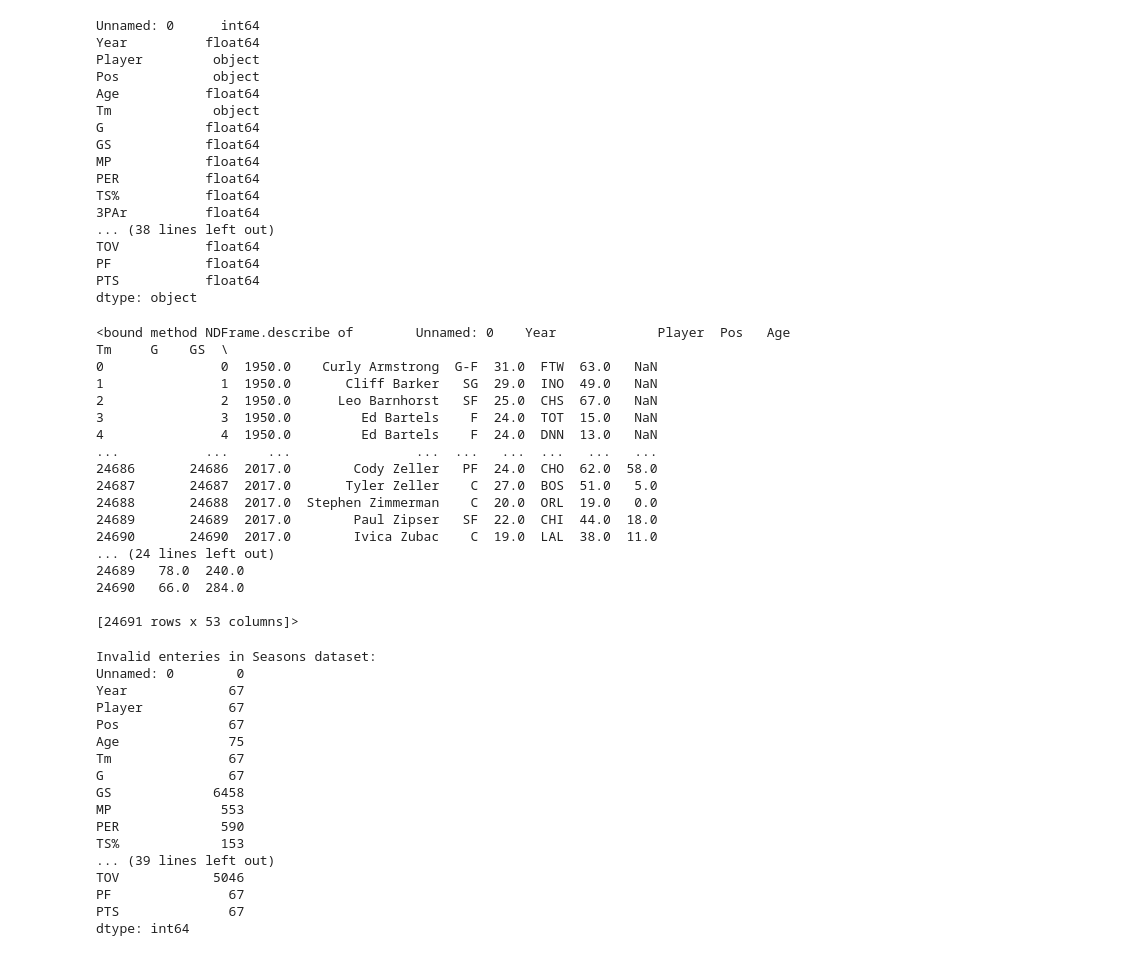
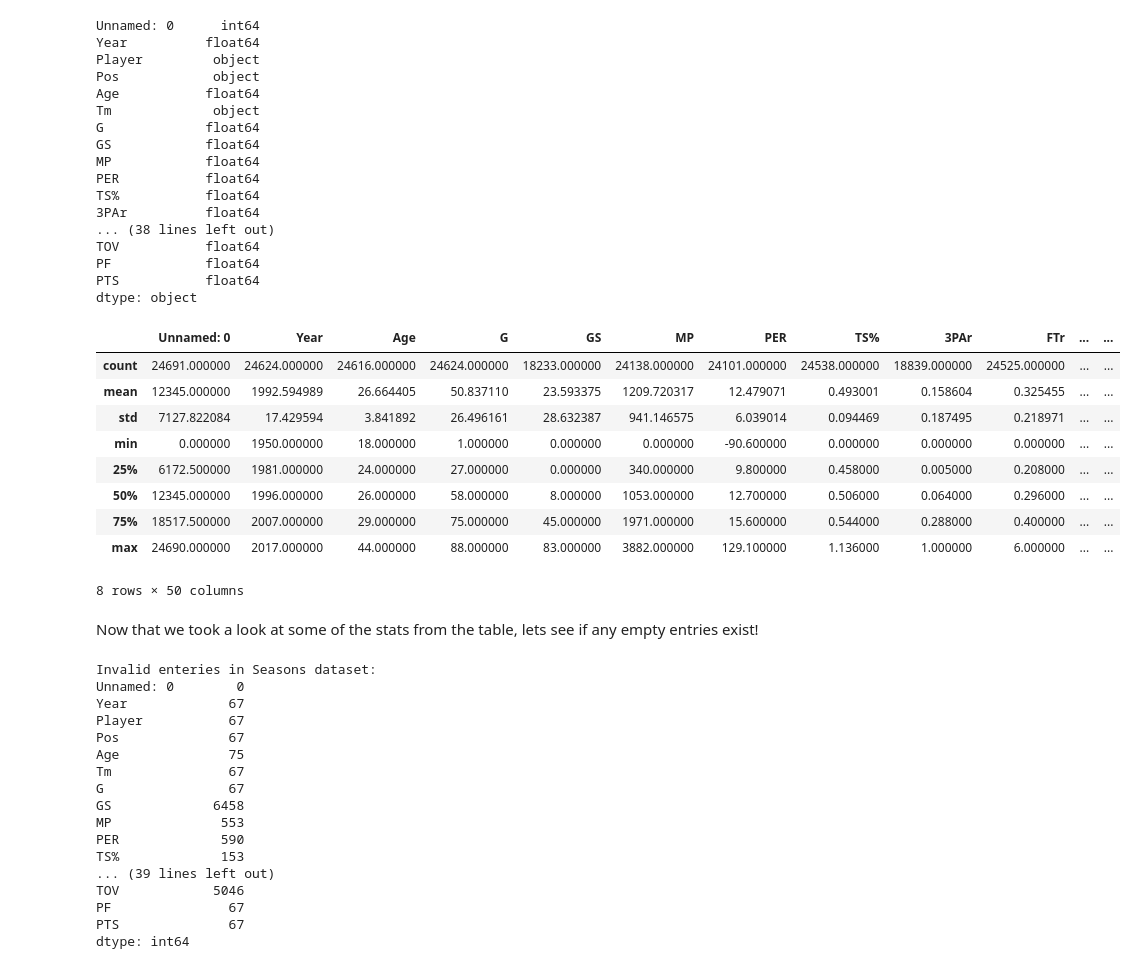
Before and after one commit to AndrewEdward37/15288_Final_Project, a Jupyter notebook: NBA_Salaries_QuAM-Copy1.ipynb, the cells around one changed output. Cells and saved outputs as stored; diff of their text form; code cells hidden in the pictures.

```diff
--- a/NBA_Salaries_QuAM-Copy1.ipynb
+++ b/NBA_Salaries_QuAM-Copy1.ipynb
@@ -290,25 +344,20 @@ PF            float64
 PTS           float64
 dtype: object
 # %%
-seasons.describe
+seasons.describe()
 # %% [output]
+|  | Unnamed: 0 | Year | Age | G | GS | MP | PER | TS% | 3PAr | FTr | ... | ... |
+| count | 24691.000000 | 24624.000000 | 24616.000000 | 24624.000000 | 18233.000000 | 24138.000000 | 24101.000000 | 24538.000000 | 18839.000000 | 24525.000000 | ... | ... |
+| mean | 12345.000000 | 1992.594989 | 26.664405 | 50.837110 | 23.593375 | 1209.720317 | 12.479071 | 0.493001 | 0.158604 | 0.325455 | ... | ... |
+| std | 7127.822084 | 17.429594 | 3.841892 | 26.496161 | 28.632387 | 941.146575 | 6.039014 | 0.094469 | 0.187495 | 0.218971 | ... | ... |
+| min | 0.000000 | 1950.000000 | 18.000000 | 1.000000 | 0.000000 | 0.000000 | -90.600000 | 0.000000 | 0.000000 | 0.000000 | ... | ... |
+| 25% | 6172.500000 | 1981.000000 | 24.000000 | 27.000000 | 0.000000 | 340.000000 | 9.800000 | 0.458000 | 0.005000 | 0.208000 | ... | ... |
+| 50% | 12345.000000 | 1996.000000 | 26.000000 | 58.000000 | 8.000000 | 1053.000000 | 12.700000 | 0.506000 | 0.064000 | 0.296000 | ... | ... |
+| 75% | 18517.500000 | 2007.000000 | 29.000000 | 75.000000 | 45.000000 | 1971.000000 | 15.600000 | 0.544000 | 0.288000 | 0.400000 | ... | ... |
+| max | 24690.000000 | 2017.000000 | 44.000000 | 88.000000 | 83.000000 | 3882.000000 | 129.100000 | 1.136000 | 1.000000 | 6.000000 | ... | ... |
-<bound method NDFrame.describe of        Unnamed: 0    Year             Player  Pos   Age   Tm     G    GS  \
-0               0  1950.0    Curly Armstrong  G-F  31.0  FTW  63.0   NaN
-1               1  1950.0       Cliff Barker   SG  29.0  INO  49.0   NaN
-2               2  1950.0      Leo Barnhorst   SF  25.0  CHS  67.0   NaN
-3               3  1950.0         Ed Bartels    F  24.0  TOT  15.0   NaN
-4               4  1950.0         Ed Bartels    F  24.0  DNN  13.0   NaN
-...           ...     ...                ...  ...   ...  ...   ...   ...
-24686       24686  2017.0        Cody Zeller   PF  24.0  CHO  62.0  58.0
-24687       24687  2017.0       Tyler Zeller    C  27.0  BOS  51.0   5.0
-24688       24688  2017.0  Stephen Zimmerman    C  20.0  ORL  19.0   0.0
-24689       24689  2017.0        Paul Zipser   SF  22.0  CHI  44.0  18.0
-24690       24690  2017.0        Ivica Zubac    C  19.0  LAL  38.0  11.0
-... (24 lines left out)
-24689   78.0  240.0
-24690   66.0  284.0
-
-[24691 rows x 53 columns]>
+8 rows × 50 columns
+# %% [markdown]
+Now that we took a look at some of the stats from the table, lets see if any empty entries exist!
 # %%
 nans = np.sum(seasons.isnull())
 
```
Also changed, not shown: parts of 66 cells of this notebook, 1 other file.
